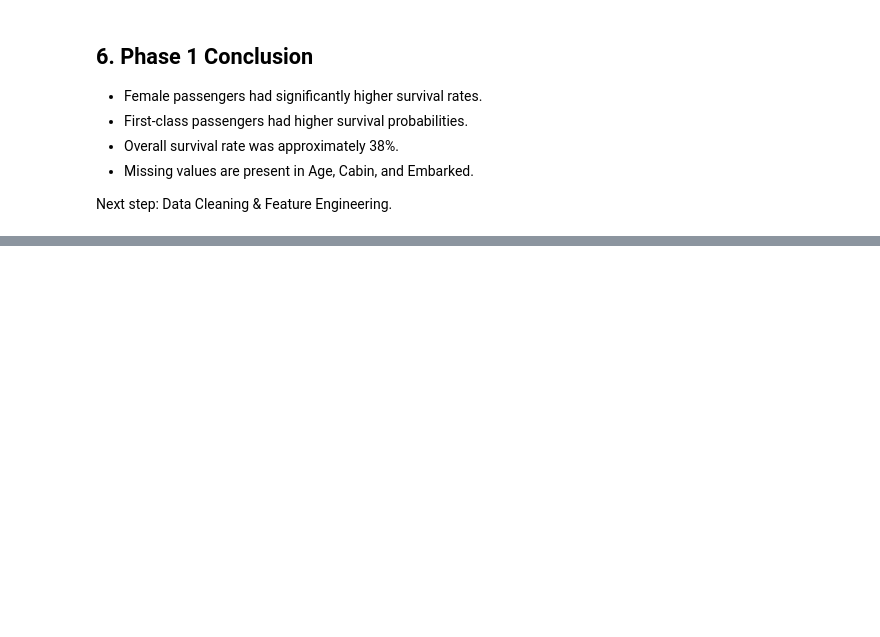
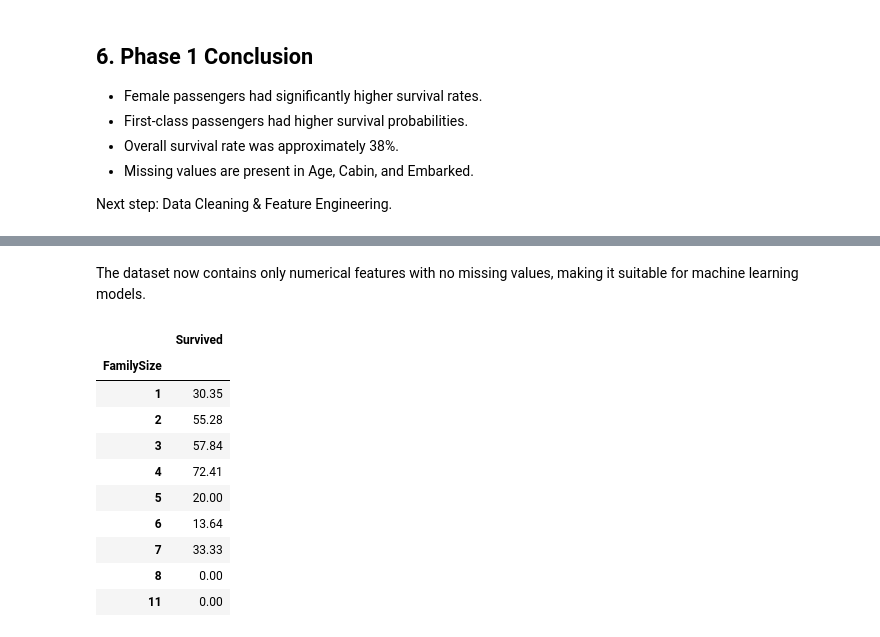
Before and after one commit to kunal15M/titanic-survival-prediction, a Jupyter notebook: titanic_eda.ipynb, the cells around one changed output, grey strips where cells are left out. Saved outputs shown, nothing was run; the diff lists cells and outputs as text; code cells hidden in the pictures; blank space fills up the shorter version.

```diff
--- a/titanic_eda.ipynb
+++ b/titanic_eda.ipynb
@@ -197,0 +308,16 @@ Next step: Data Cleaning & Feature Engineering.
+# %% [markdown]
+The dataset now contains only numerical features with no missing values, making it suitable for machine learning models.
+# %%
+round(df[['FamilySize' , 'Survived']].groupby("FamilySize").mean()*100,2)
+# %% [output]
+|  | Survived |
+| FamilySize |  |
+| 1 | 30.35 |
+| 2 | 55.28 |
+| 3 | 57.84 |
+| 4 | 72.41 |
+| 5 | 20.00 |
+| 6 | 13.64 |
+| 7 | 33.33 |
+| 8 | 0.00 |
+| 11 | 0.00 |
```
Also changed, not shown: parts of 24 cells of this notebook.
